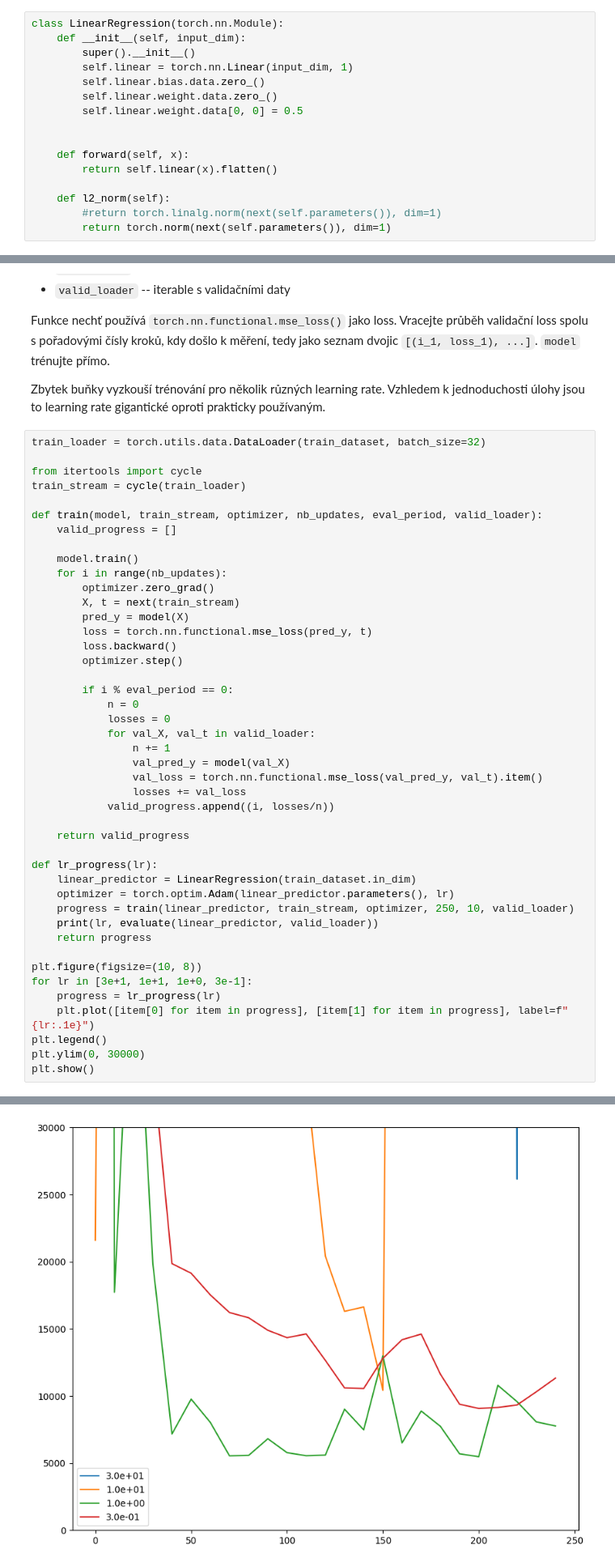
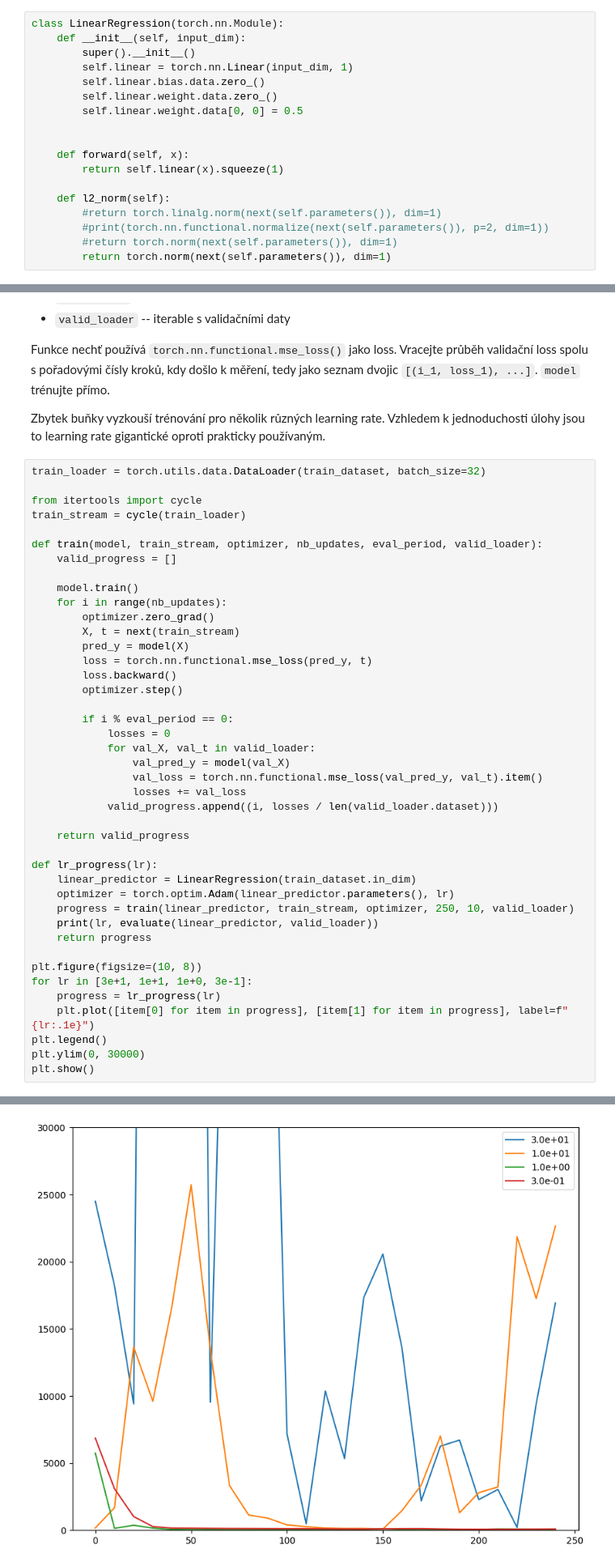
Before and after one commit to MichalPysik/SUI-projects, a Jupyter notebook: 3-neuralnets/zadani.ipynb, the cells around one changed output, grey strips where cells are left out. Shown at 81% size. Saved outputs shown, nothing was run; the diff lists cells and outputs as text.

```diff
--- a/3-neuralnets/zadani.ipynb
+++ b/3-neuralnets/zadani.ipynb
@@ -102,10 +102,12 @@ class LinearRegression(torch.nn.Module):
 
 
     def forward(self, x):
-        return self.linear(x).flatten()
+        return self.linear(x).squeeze(1)
 
     def l2_norm(self):
         #return torch.linalg.norm(next(self.parameters()), dim=1)
+        #print(torch.nn.functional.normalize(next(self.parameters()), p=2, dim=1))
+        #return torch.norm(next(self.parameters()), dim=1)
         return torch.norm(next(self.parameters()), dim=1)
 # %% [markdown]
 Naimplementujte funkci pro trénování modelu takového modelu.
@@ -338,37 +340,35 @@ def train(model, train_stream, optimizer, nb_updates, eval_period, valid_loader)
         optimizer.step()
 
         if i % eval_period == 0:
-            n = 0
             losses = 0
             for val_X, val_t in valid_loader:
-                n += 1
                 val_pred_y = model(val_X)
                 val_loss = torch.nn.functional.mse_loss(val_pred_y, val_t).item()
                 losses += val_loss
-            valid_progress.append((i, losses/n))
+            valid_progress.append((i, losses / len(valid_loader.dataset)))
 
     return valid_progress
 
 def lr_progress(lr):
     linear_predictor = LinearRegression(train_dataset.in_dim)
     optimizer = torch.optim.Adam(linear_predictor.parameters(), lr)
     progress = train(linear_predictor, train_stream, optimizer, 250, 10, valid_loader)
     print(lr, evaluate(linear_predictor, valid_loader))
     return progress
 
 plt.figure(figsize=(10, 8))
 for lr in [3e+1, 1e+1, 1e+0, 3e-1]:
     progress = lr_progress(lr)
     plt.plot([item[0] for item in progress], [item[1] for item in progress], label=f"{lr:.1e}")
 plt.legend()
 plt.ylim(0, 30000)
 plt.show()
 # %% [output]
 30.0 tensor(3383735.)
 10.0 tensor(1113330.8750)
 1.0 tensor(6171.9238)
 0.3 tensor(8519.8027)
-[figure, old version]
+[figure, new version]
 # %% [markdown]
 Konečně naimplementujte jednoduchou neuronovou síť, která bude schopná regrese.
 Při konstrukci nechť přijímá:
```
Also changed, not shown: parts of 2 cells of this notebook.
